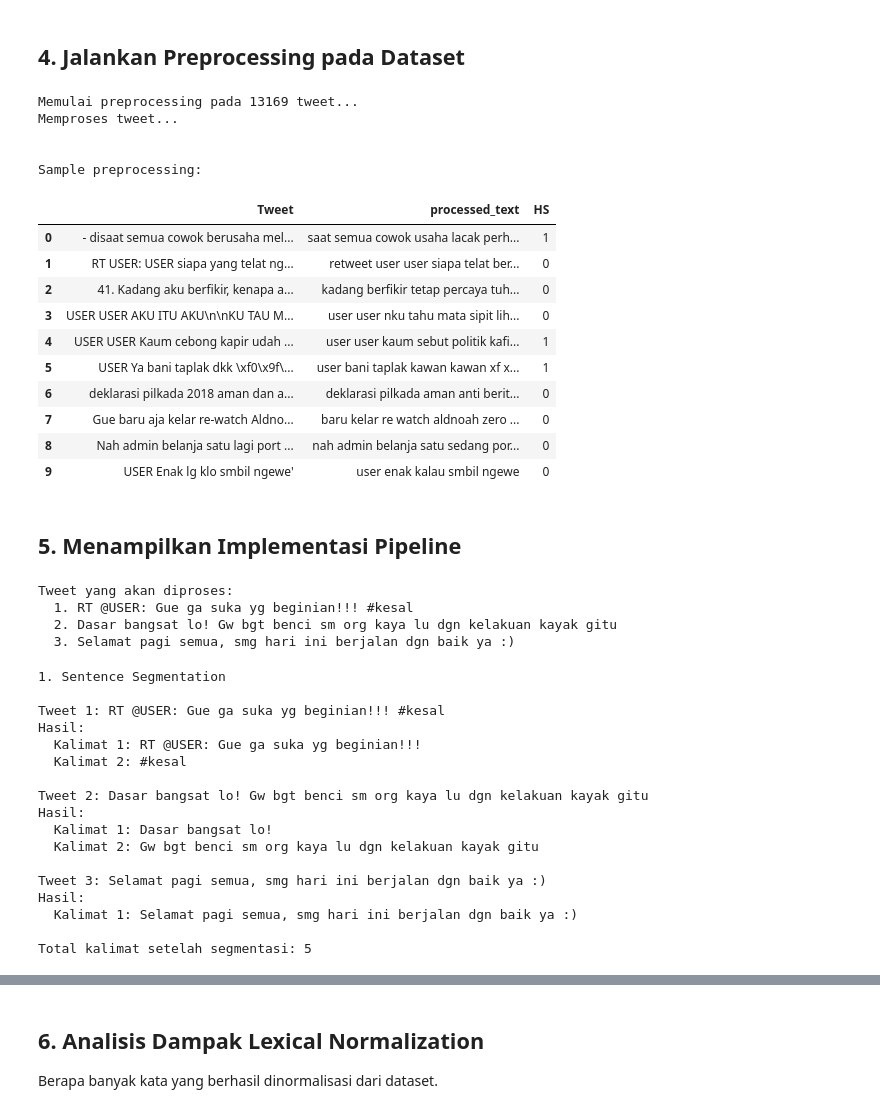
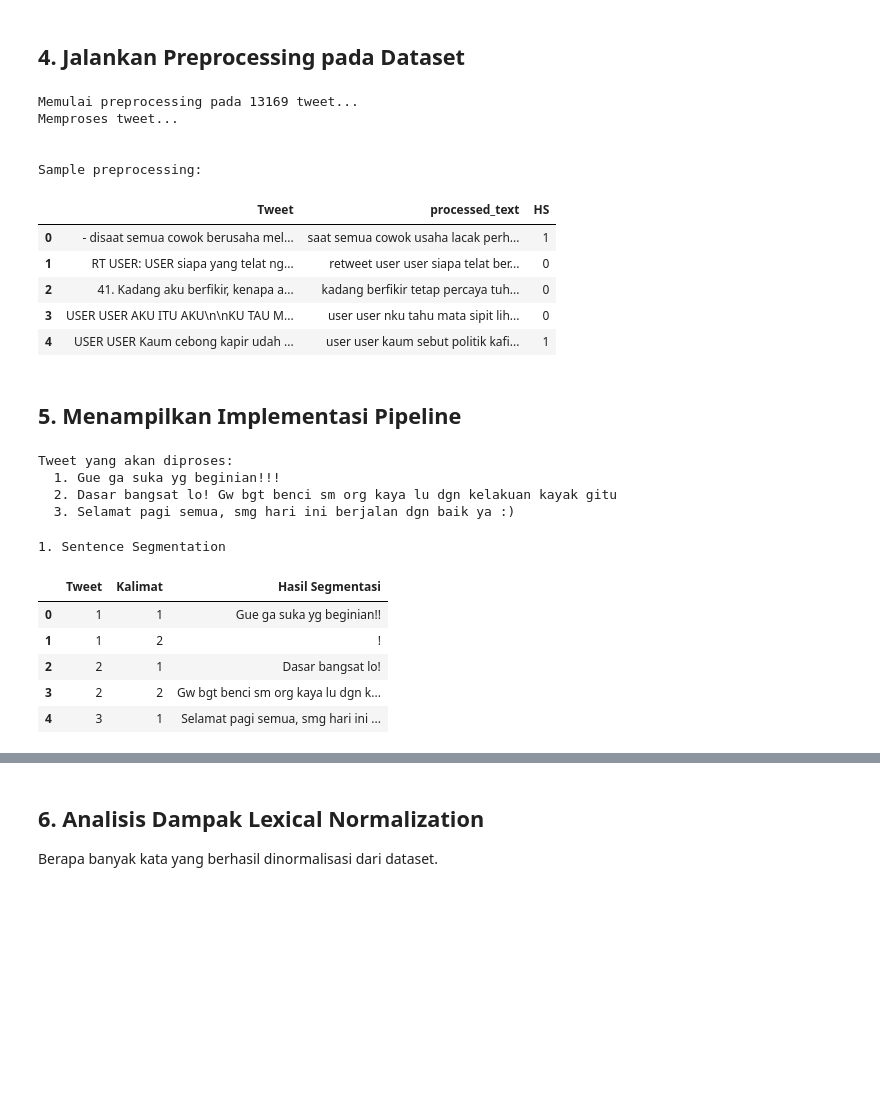
Before and after one commit to ElloRabyndra/indo-hate-speech-normalization, a Jupyter notebook: main.ipynb, the cells around one changed output, grey strips where cells are left out. Saved outputs shown, nothing was run; the diff lists cells and outputs as text; code cells hidden in the pictures; blank space fills up the shorter version.

```diff
--- a/main.ipynb
+++ b/main.ipynb
@@ -47,13 +67,13 @@ from sklearn.metrics import classification_report, confusion_matrix, accuracy_sc
 ## 2. Load Dataset
 # %%
 # Sesuaikan path dataset kalian
-df = pd.read_csv('data.csv', encoding='latin-1')
+df = pd.read_csv('data/data.csv', encoding='latin-1')
 
 print('Shape dataset:', df.shape)
 print('\nKolom:', df.columns.tolist())
 print('\nDistribusi label Hate Speech:')
 print(df['HS'].value_counts())
-print('\Sample Data')
+print(r'\Sample Data')
 df.head()
 # %% [output]
 Shape dataset: (13169, 13)
@@ -436,6 +456,7 @@ class IndonesianNLPPreprocessor:
             'ghosting': 'mengabaikan',
             'nge-gas' : 'marah',
             'ngegas'  : 'marah',
+            'smg'  : 'semoga',
         }
 
         # Kamus Abbreviation Expansion (Singkatan)
@@ -512,7 +533,7 @@ class IndonesianNLPPreprocessor:
             'salah': 'salah',
             'slh'  : 'salah',
             'smg'  : 'semoga',
-            'amp'    : 'dan', # Sering muncul dari encoding &amp;
+            'amp'    : 'dan',
             'hoax'   : 'berita bohong',
             'ad'     : 'ada',
             'stlh'   : 'setelah',
@@ -542,7 +563,6 @@ class IndonesianNLPPreprocessor:
             'ri'     : 'republik indonesia',
             'pks'    : 'partai keadilan sejahtera',
             'dki'    : 'daerah khusus ibukota',
-
             'sb'   : 'seseorang',
             'stlh' : 'setelah',
             'sblm' : 'sebelum',
@@ -637,6 +657,8 @@ class IndonesianNLPPreprocessor:
 
     # Fungsi Utama
     def preprocess(self, text: str) -> str:
+        sentences = self.sentence_segmentation(text)
+        text = ' '.join(sentences) if sentences else str(text)
         tokens = self.tokenize(text)
         tokens = self.normalize_slang(tokens)
         tokens = self.expand_abbrev(tokens)
@@ -648,36 +670,31 @@ class IndonesianNLPPreprocessor:
 # %%
 preprocessor = IndonesianNLPPreprocessor()
 
 print('Memulai preprocessing pada', len(df), 'tweet...')
 print('Memproses tweet...\n')
 
 df['processed_text'] = df['Tweet'].apply(preprocessor.preprocess)
 
 print('\nSample preprocessing:')
-df[['Tweet', 'processed_text', 'HS']].head(10)
+df[['Tweet', 'processed_text', 'HS']].head(5)
 # %% [output]
 Memulai preprocessing pada 13169 tweet...
 Memproses tweet...
 
 
 Sample preprocessing:
 |  | Tweet | processed_text | HS |
 | 0 | - disaat semua cowok berusaha mel... | saat semua cowok usaha lacak perh... | 1 |
 | 1 | RT USER: USER siapa yang telat ng... | retweet user user siapa telat ber... | 0 |
 | 2 | 41. Kadang aku berfikir, kenapa a... | kadang berfikir tetap percaya tuh... | 0 |
 | 3 | USER USER AKU ITU AKU\n\nKU TAU M... | user user nku tahu mata sipit lih... | 0 |
 | 4 | USER USER Kaum cebong kapir udah ... | user user kaum sebut politik kafi... | 1 |
-| 5 | USER Ya bani taplak dkk \xf0\x9f\... | user bani taplak kawan kawan xf x... | 1 |
-| 6 | deklarasi pilkada 2018 aman dan a... | deklarasi pilkada aman anti berit... | 0 |
-| 7 | Gue baru aja kelar re-watch Aldno... | baru kelar re watch aldnoah zero ... | 0 |
-| 8 | Nah admin belanja satu lagi port ... | nah admin belanja satu sedang por... | 0 |
-| 9 | USER Enak lg klo smbil ngewe' | user enak kalau smbil ngewe | 0 |
 # %% [markdown]
 ## 5. Menampilkan Implementasi Pipeline
 # %%
 # Tweet yang akan didemonstrasikan
 contoh_tweets = [
-    "RT @USER: Gue ga suka yg beginian!!! #kesal",
+    "Gue ga suka yg beginian!!!",
     "Dasar bangsat lo! Gw bgt benci sm org kaya lu dgn kelakuan kayak gitu",
     "Selamat pagi semua, smg hari ini berjalan dgn baik ya :)",
 ]
@@ -687,39 +704,29 @@ for i, t in enumerate(contoh_tweets, 1):
     print(f"  {i}. {t}")
 # %% [output]
 Tweet yang akan diproses:
-  1. RT @USER: Gue ga suka yg beginian!!! #kesal
+  1. Gue ga suka yg beginian!!!
   2. Dasar bangsat lo! Gw bgt benci sm org kaya lu dgn kelakuan kayak gitu
   3. Selamat pagi semua, smg hari ini berjalan dgn baik ya :)
 # %%
-print("1. Sentence Segmentation")
-
-hasil_segmentasi = []  # menyimpan semua kalimat dari semua tweet
+# 1. Sentence Segmentation
+rows_seg = []
+hasil_segmentasi = []
 
 for i, tweet in enumerate(contoh_tweets, 1):
     sentences = preprocessor.sentence_segmentation(tweet)
-    print(f"\nTweet {i}: {tweet}")
-    print(f"Hasil:")
     for j, s in enumerate(sentences, 1):
-        print(f"  Kalimat {j}: {s}")
-    hasil_segmentasi.extend(sentences)  # gabung semua kalimat
+        rows_seg.append({'Tweet': i, 'Kalimat': j, 'Hasil Segmentasi': s})
+    hasil_segmentasi.extend(sentences)
 
-print(f"\nTotal kalimat setelah segmentasi: {len(hasil_segmentasi)}")
+df_seg = pd.DataFrame(rows_seg)
+print("1. Sentence Segmentation")
+display(df_seg)
 # %% [output]
 1. Sentence Segmentation
-
-Tweet 1: RT @USER: Gue ga suka yg beginian!!! #kesal
-Hasil:
-  Kalimat 1: RT @USER: Gue ga suka yg beginian!!!
-  Kalimat 2: #kesal
-
-Tweet 2: Dasar bangsat lo! Gw bgt benci sm org kaya lu dgn kelakuan kayak gitu
-Hasil:
-  Kalimat 1: Dasar bangsat lo!
-  Kalimat 2: Gw bgt benci sm org kaya lu dgn kelakuan kayak gitu
-
-Tweet 3: Selamat pagi semua, smg hari ini berjalan dgn baik ya :)
-Hasil:
-  Kalimat 1: Selamat pagi semua, smg hari ini berjalan dgn baik ya :)
-
-Total kalimat setelah segmentasi: 5
+|  | Tweet | Kalimat | Hasil Segmentasi |
+| 0 | 1 | 1 | Gue ga suka yg beginian!! |
+| 1 | 1 | 2 | ! |
+| 2 | 2 | 1 | Dasar bangsat lo! |
+| 3 | 2 | 2 | Gw bgt benci sm org kaya lu dgn k... |
+| 4 | 3 | 1 | Selamat pagi semua, smg hari ini ... |
 # %%
```
Also changed, not shown: parts of 9 cells of this notebook, 2 other files.
